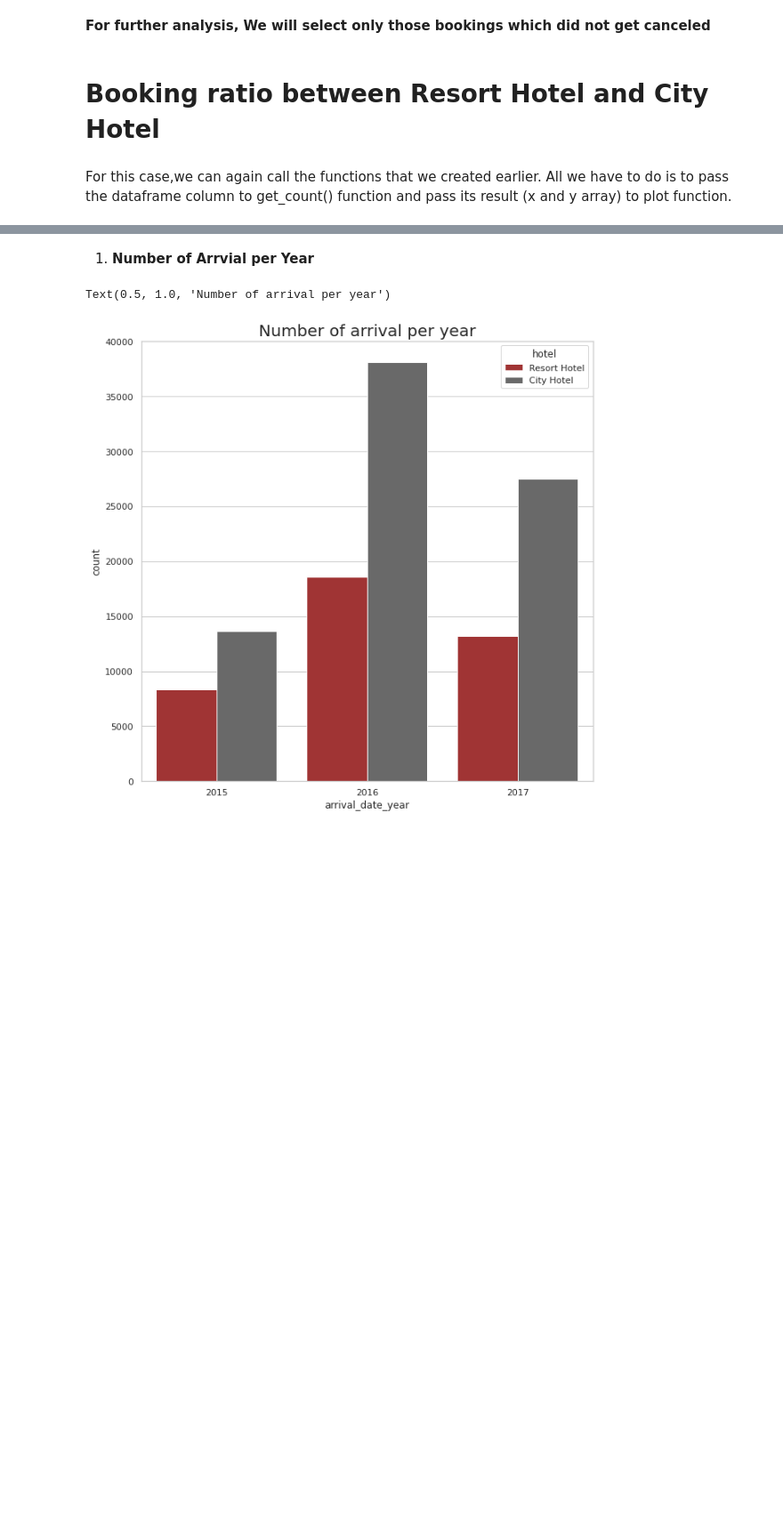
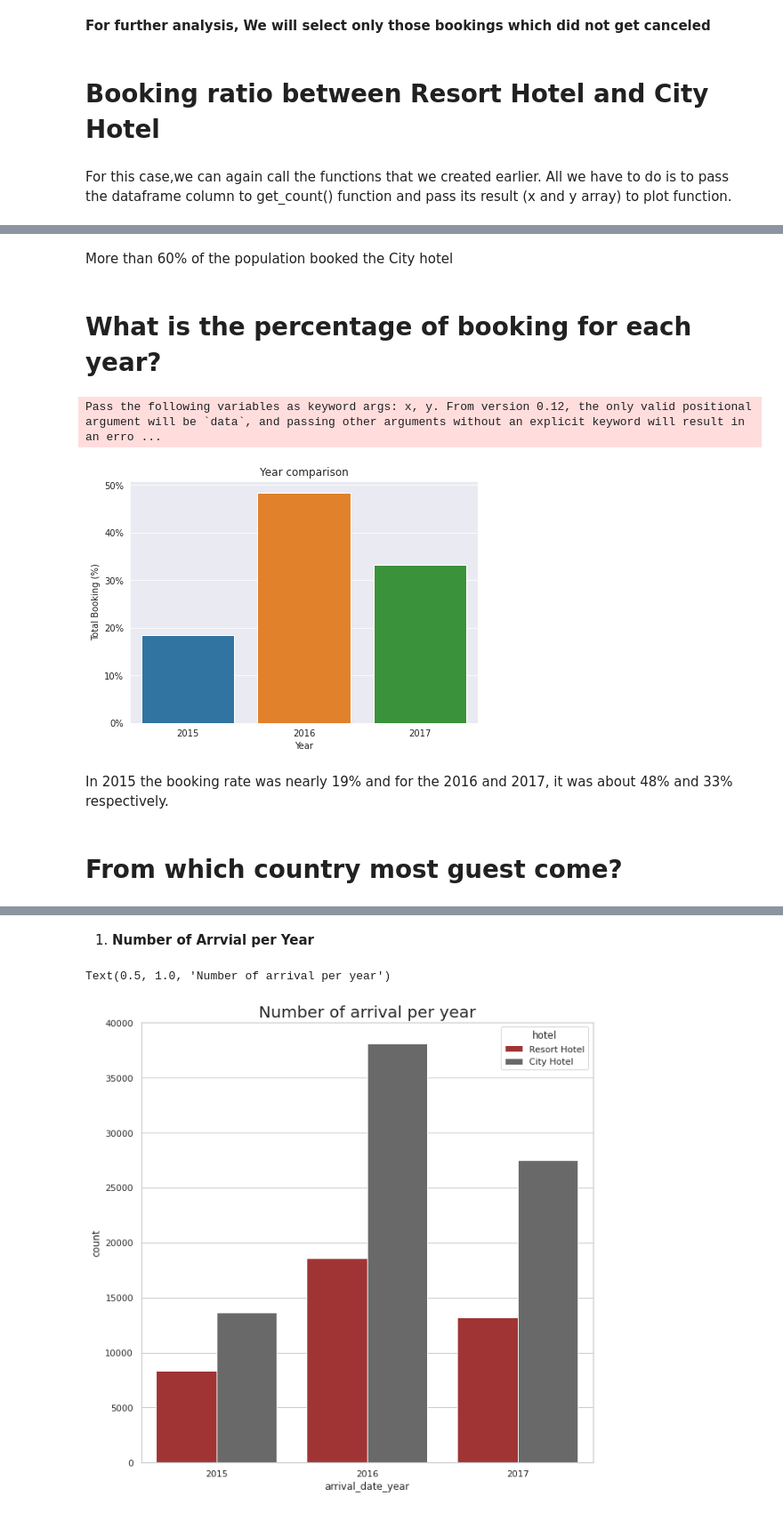
Before and after one commit to amitkumar8486/EDA-Hotel-Booking-Analysis, a Jupyter notebook: EDA_Hotel_Booking_Analysis.ipynb, the cells around one changed output, grey strips where cells are left out. Shown at 89% size. Drawn from its saved outputs; the diff is of its cells as text; code cells hidden in the pictures; blank space fills up the shorter version.

```diff
--- a/EDA_Hotel_Booking_Analysis.ipynb
+++ b/EDA_Hotel_Booking_Analysis.ipynb
@@ -376,0 +383,14 @@ For this case,we can again call the functions that we created earlier. All we ha
+# %% [markdown]
+More than 60% of the population booked the City hotel
+# %% [markdown]
+# What is the percentage of booking for each year?
+# %%
+x,y = get_count(df_not_cancel['arrival_date_year'])
+plot(x,y, x_label='Year', y_label='Total Booking (%)', title='Year comparison')
+# %% [output]
+Pass the following variables as keyword args: x, y. From version 0.12, the only valid positional argument will be `data`, and passing other arguments without an explicit keyword will result in an erro ...
+[figure, added]
+# %% [markdown]
+In 2015 the booking rate was nearly 19% and for the 2016 and 2017, it was about 48% and 33% respectively.
+# %% [markdown]
+# From which country most guest come?
```
Also changed, not shown: parts of 21 cells of this notebook.
